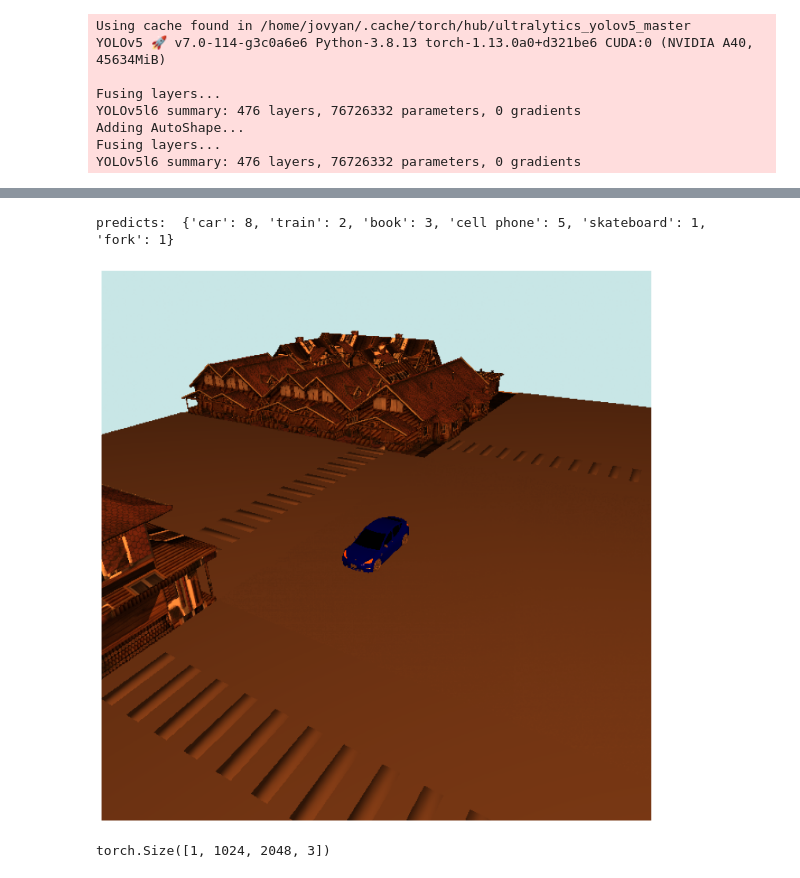
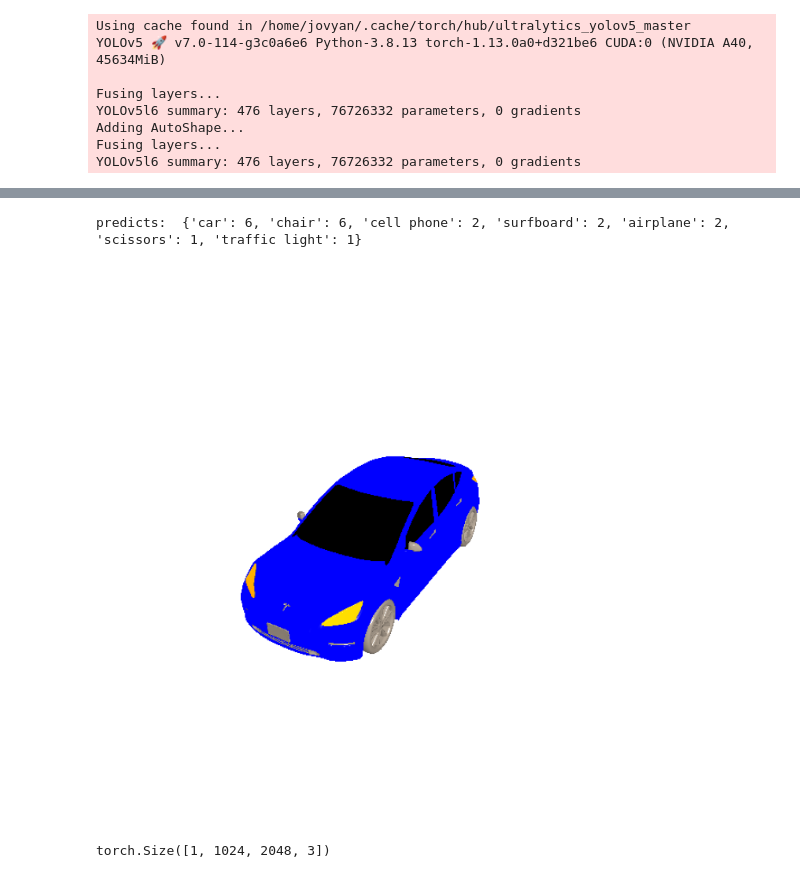
Before and after one commit to KrashKart/attack-obj-detector, a Jupyter notebook: main.ipynb, the cells around one changed output, grey strips where cells are left out. Drawn from its saved outputs; the diff is of its cells as text; code cells hidden in the pictures.

```diff
--- a/main.ipynb
+++ b/main.ipynb
@@ -120,30 +101,29 @@ elev = 0 to 360 in 40.0000 degree increments
 # %%
 """
 GOOD SKY COLOURS ARE (190, 230, 230)
 """
 
 # initialise car mesh
 street = create_mesh("./meshes/street/street.obj", device, normalise=True, position=[0, 0.05, 0.15], rotation=0, rot_axis="Y", size_scale=2)
-car = create_mesh("./meshes/Tesla/Tesla.obj", device, normalise=True, position=[0, 0, 0], rotation=0, rot_axis="Y", size_scale=0.10)
-scene = join(street, car)
+scene = create_mesh("./meshes/Tesla/Tesla.obj", device, normalise=True, position=[0, 0, 0], rotation=0, rot_axis="Y", size_scale=0.70)
+#scene = join(street, car)
 
 # initialise renderer
-renderer = create_render(device, bin_size=None, faces=64000,
-                         background=[200/255, 230/255, 230/255],
-                         ambient=[0.5, 0.25, 0.1],
-                         diffuse=[1.0, 0.5, 0.2],
-                         specular=[1.0, 0.5, 0.2],
-                         light_loc=[1, 1, 1])
+renderer = create_render(device, bin_size=None, faces=64000, light_loc=[2, 2, 2])
+                         #background=[200/255, 230/255, 230/255],
+                         # ambient=[0.5, 0.25, 0.1],
+                         # diffuse=[1.0, 0.5, 0.2],
+                         # specular=[1.0, 0.5, 0.2],)
 
 # render car and textureUV on test camera batch
 start_imgs = render_batch(scene, renderer, test_cam)
 predicts = ml.batch_predict(pred_model, start_imgs)
 
-benchmark = render_one(scene, renderer, device, distance=1.0, elev=30, azim=30)
+benchmark = render_one(scene, renderer, device, distance=2.0, elev=30, azim=30)
 see(benchmark, figsize=(10,10))
 # %% [output]
-predicts:  {'car': 8, 'train': 2, 'book': 3, 'cell phone': 5, 'skateboard': 1, 'fork': 1}
+predicts:  {'car': 6, 'chair': 6, 'cell phone': 2, 'surfboard': 2, 'airplane': 2, 'scissors': 1, 'traffic light': 1}
-[figure, old version]
+[figure, new version]
 # %%
 # copy out patch from original texture
 texture_uv = get_texture_uv(scene)
```
Also changed, not shown: parts of 3 cells of this notebook, 2 other files.
